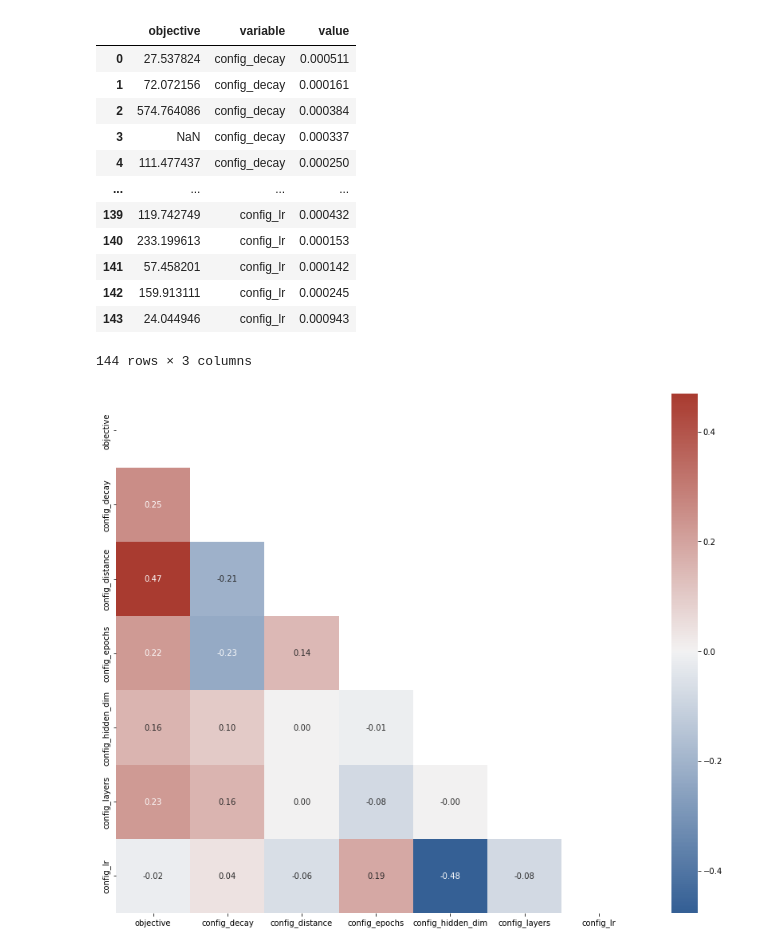
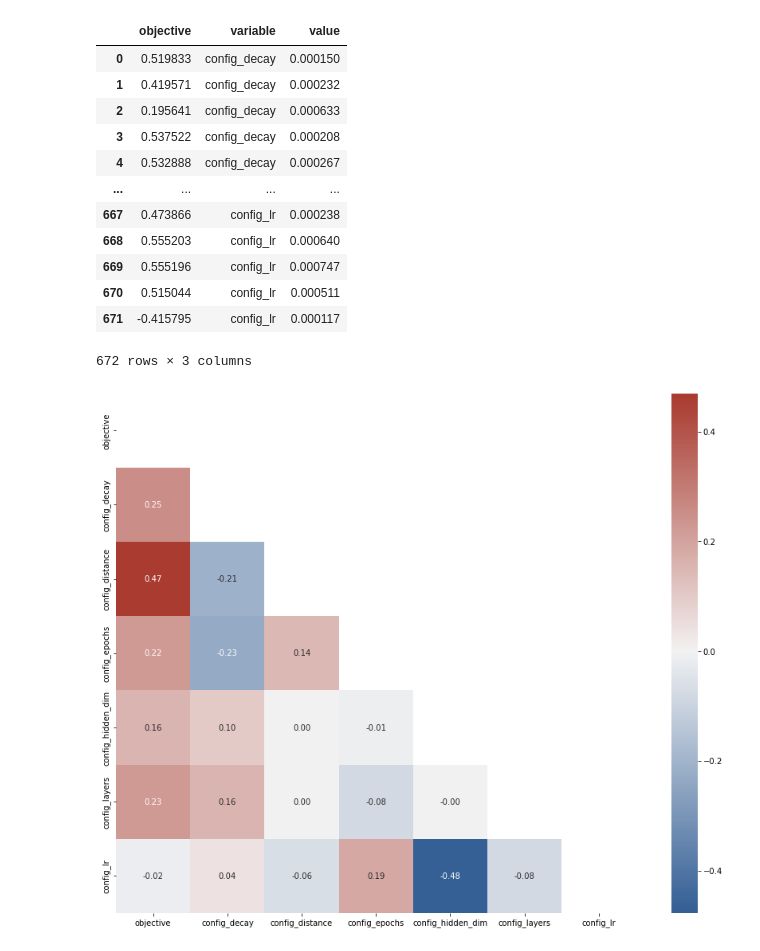
Before and after one commit to arnauddhaene/graphmel, a Jupyter notebook: notebooks/hpopt-analysis.ipynb, the cells around one changed output. Cells and saved outputs as stored; diff of their text form; code cells hidden in the pictures.

```diff
--- a/notebooks/hpopt-analysis.ipynb
+++ b/notebooks/hpopt-analysis.ipynb
@@ -14,10 +14,10 @@ from utils import ASSETS_DIR, standardise_column_names, correlation_matrix
 # %%
 # results = pd.read_json(os.path.join(ASSETS_DIR, 'results/', 'hpopt-results-sus-50.json'))
 # %%
-analysis = Analysis("/Users/adhaene/ray_results/invoke_run_2021-12-08_15-28-06")
+analysis = Analysis("/Users/adhaene/ray_results/invoke_run_2021-12-12_09-27-49")
 # %%
 result = analysis.dataframe()
 result = standardise_column_names(result)
 
-wanted_features = ['objective', 'config_decay', 'config_distance', 'config_epochs', 'config_hidden_dim', 'config_layers', 'config_lr']
+wanted_features = ['objective', 'config_decay', 'config_distance', 'config_epochs', 'config_hidden_dim', 'config_gamma', 'config_layers', 'config_lr']
 result.drop(columns=[f for f in result.columns if f not in wanted_features], inplace=True)
@@ -45,22 +45,22 @@ result
 px.parallel_coordinates(result, dimensions=['config_decay', 'config_distance', 'config_epochs', 'config_hidden_dim', 'config_layers', 'config_lr'],
                         color='objective', color_continuous_scale=px.colors.diverging.Tealrose, color_continuous_midpoint=0.8)
 # %%
-melted = pd.melt(result, id_vars='objective', value_vars=['config_decay', 'config_distance', 'config_epochs', 'config_hidden_dim', 'config_layers', 'config_lr'])
+melted = pd.melt(result, id_vars='objective', value_vars=['config_decay', 'config_distance', 'config_gamma', 'config_epochs', 'config_hidden_dim', 'config_layers', 'config_lr'])
 melted
 # %% [output]
 |  | objective | variable | value |
-| 0 | 27.537824 | config_decay | 0.000511 |
-| 1 | 72.072156 | config_decay | 0.000161 |
-| 2 | 574.764086 | config_decay | 0.000384 |
-| 3 | NaN | config_decay | 0.000337 |
-| 4 | 111.477437 | config_decay | 0.000250 |
+| 0 | 0.519833 | config_decay | 0.000150 |
+| 1 | 0.419571 | config_decay | 0.000232 |
+| 2 | 0.195641 | config_decay | 0.000633 |
+| 3 | 0.537522 | config_decay | 0.000208 |
+| 4 | 0.532888 | config_decay | 0.000267 |
 | ... | ... | ... | ... |
-| 139 | 119.742749 | config_lr | 0.000432 |
-| 140 | 233.199613 | config_lr | 0.000153 |
-| 141 | 57.458201 | config_lr | 0.000142 |
-| 142 | 159.913111 | config_lr | 0.000245 |
-| 143 | 24.044946 | config_lr | 0.000943 |
+| 667 | 0.473866 | config_lr | 0.000238 |
+| 668 | 0.555203 | config_lr | 0.000640 |
+| 669 | 0.555196 | config_lr | 0.000747 |
+| 670 | 0.515044 | config_lr | 0.000511 |
+| 671 | -0.415795 | config_lr | 0.000117 |
-144 rows × 3 columns
+672 rows × 3 columns
 # %%
 px.scatter(melted, x='value', y='objective', facet_col='variable') \
     .update_layout(height=500) \
```
Also changed, not shown: parts of 3 cells of this notebook, 9 other files.
